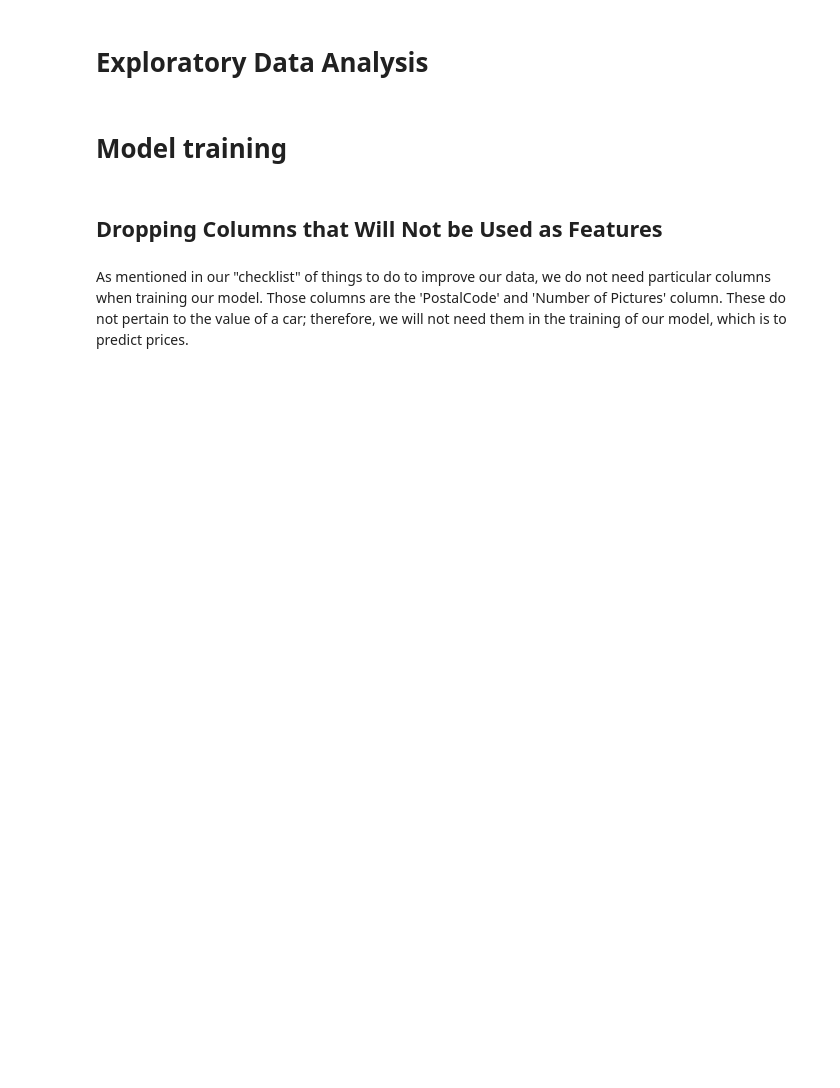
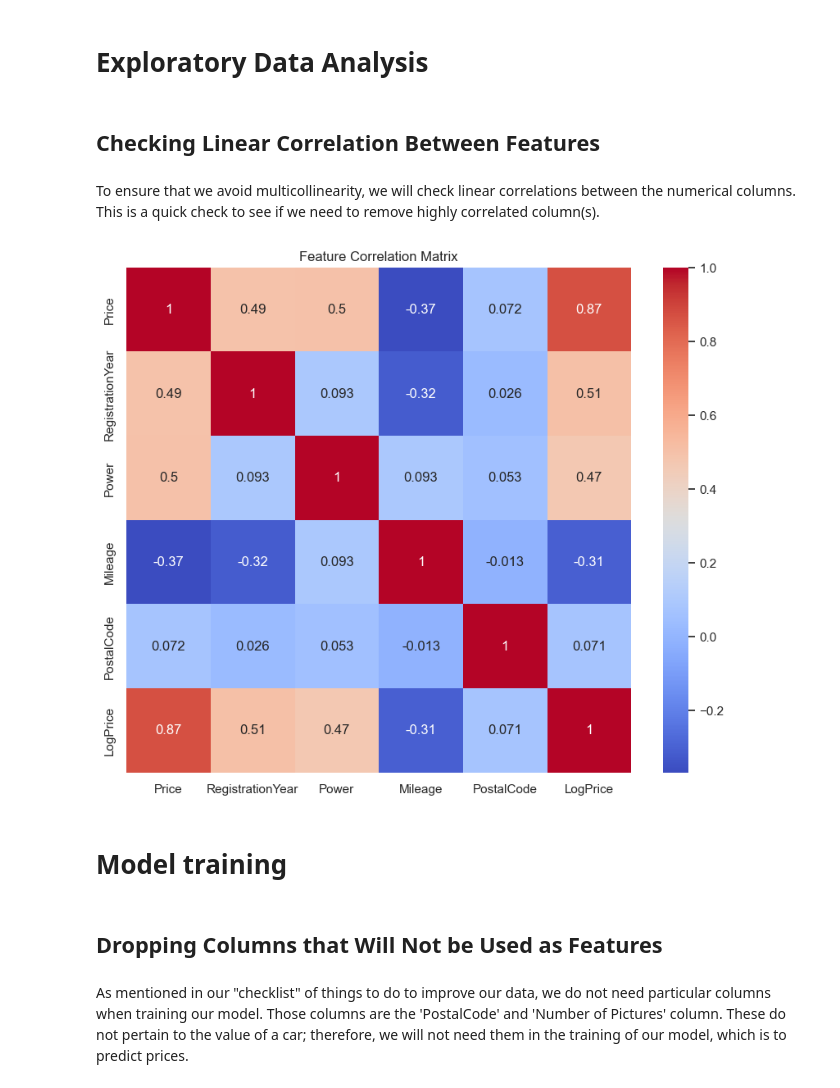
Before and after one commit to T4nT4n/sprint12, a Jupyter notebook: sprint_12_project.ipynb, the cells around one changed output. Saved outputs shown, nothing was run; the diff lists cells and outputs as text; code cells hidden in the pictures; blank space fills up the shorter version.

```diff
--- a/sprint_12_project.ipynb
+++ b/sprint_12_project.ipynb
@@ -95,3 +105,6 @@ It appears that these are the following columns that could be adjusted or remove
+# %%
+#Here we drop the NumberOfPictures column
+rusty_df.drop(columns=['NumberOfPictures'], inplace=True)
 # %% [markdown]
 ## Changing Various Columns to DateTime Format
 # %%
@@ -782,5 +796,20 @@ Relative frequency: 98.91 %
 # %% [markdown]
 # Exploratory Data Analysis
+# %% [markdown]
+## Checking Linear Correlation Between Features
+# %% [markdown]
+To ensure that we avoid multicollinearity, we will check linear correlations between the numerical columns. This is a quick check to see if we need to remove highly correlated column(s).
+# %%
+#Here is our correlation matrix
+corr_matrix = rusty_df.corr(numeric_only=True)
+
+#Plot specifications
+plt.figure(figsize=(10, 8))
+sns.heatmap(corr_matrix, annot=True, cmap='coolwarm', square=True)
+plt.title('Feature Correlation Matrix')
+plt.show()
+# %% [output]
+[figure, added]
 # %% [markdown]
 # Model training
 # %% [markdown]
```
Also changed, not shown: parts of 16 cells of this notebook.
